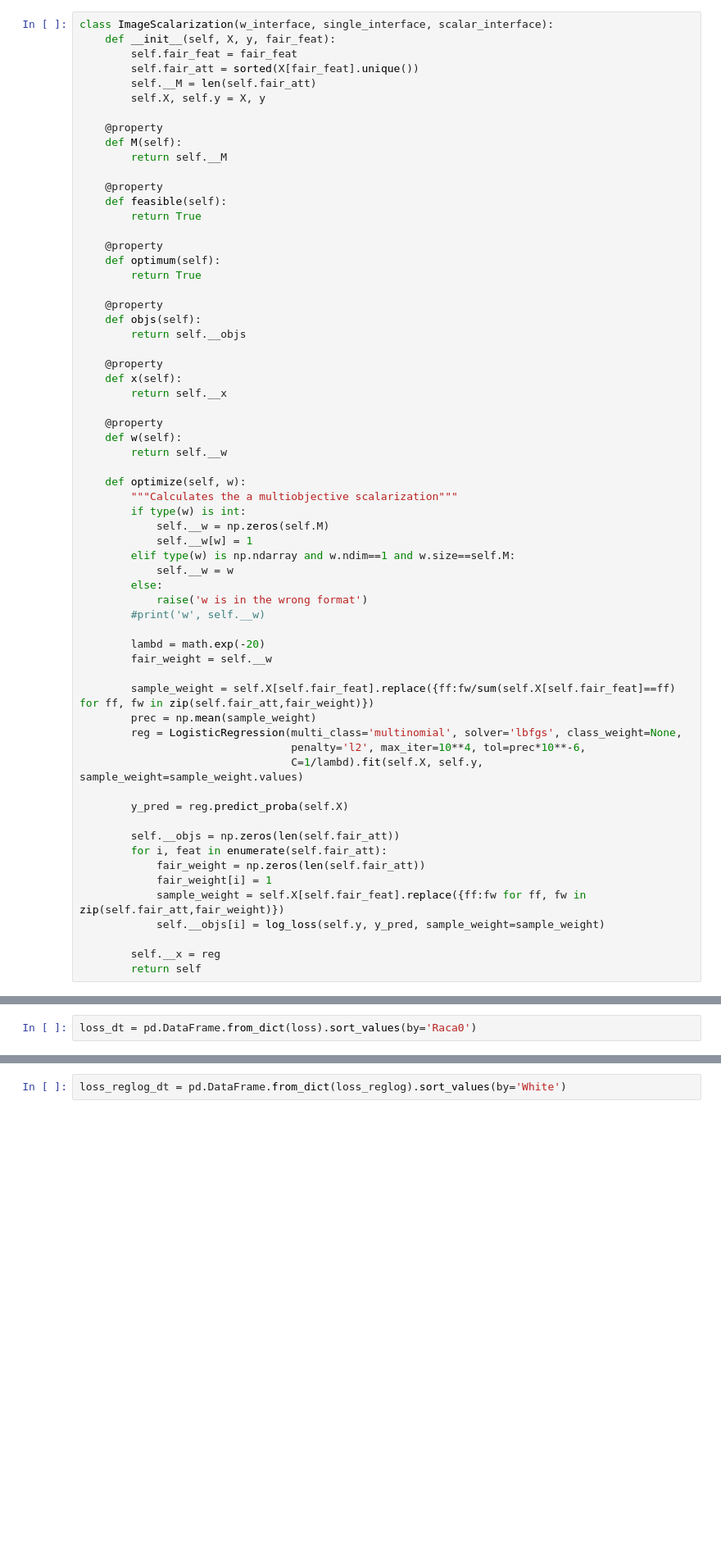
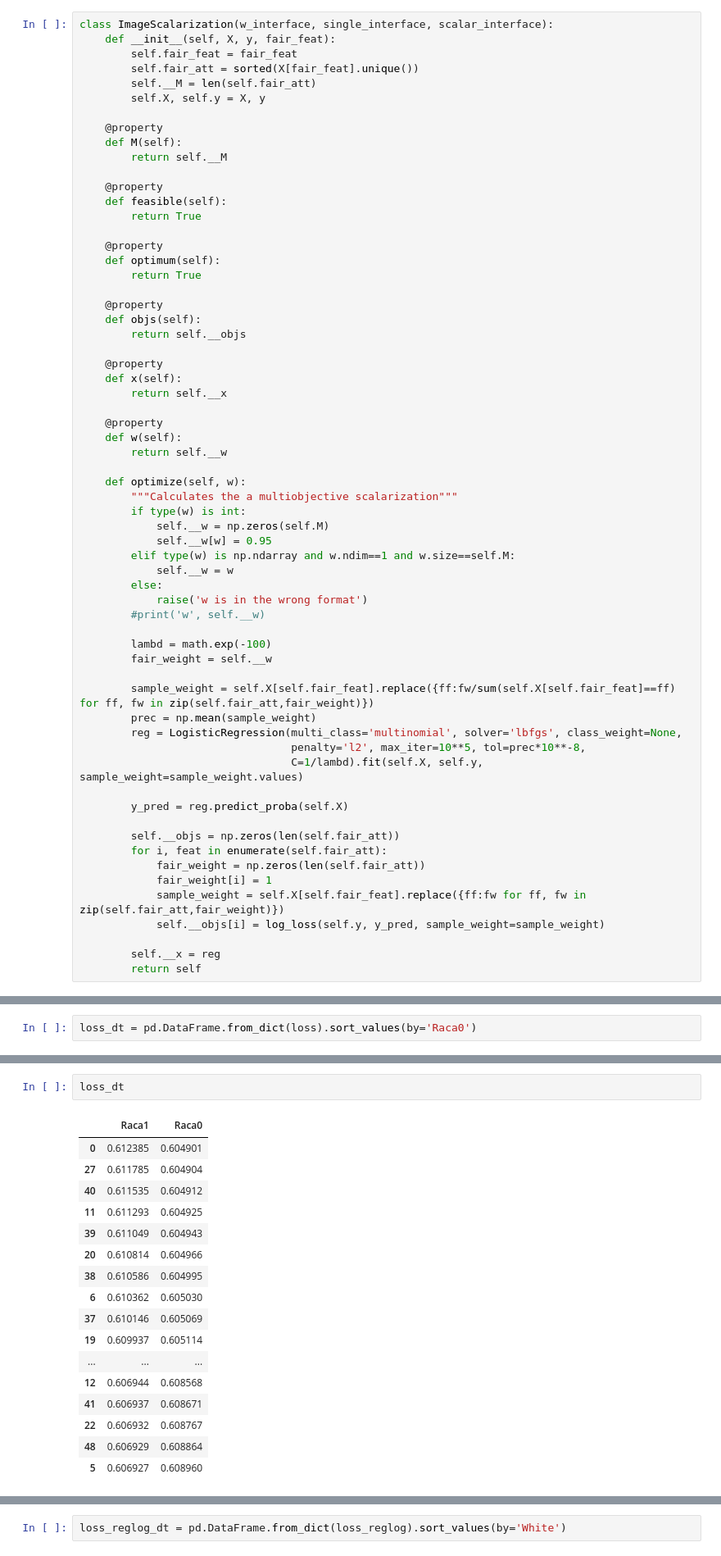
Before and after one commit to viguardieiro/moopt_fairness, a Jupyter notebook: Imagem - Introdução.ipynb, the cells around one changed output, grey strips where cells are left out. Shown at 82% size. Saved outputs shown, nothing was run; the diff lists cells and outputs as text; blank space fills up the shorter version.

```diff
--- a/Imagem - Introdução.ipynb
+++ b/Imagem - Introdução.ipynb
@@ -89,20 +91,20 @@ class ImageScalarization(w_interface, single_interface, scalar_interface):
         """Calculates the a multiobjective scalarization"""
         if type(w) is int:
             self.__w = np.zeros(self.M)
-            self.__w[w] = 1
+            self.__w[w] = 0.95
         elif type(w) is np.ndarray and w.ndim==1 and w.size==self.M:
             self.__w = w
         else:
             raise('w is in the wrong format')
         #print('w', self.__w)
 
-        lambd = math.exp(-20)
+        lambd = math.exp(-100)
         fair_weight = self.__w
 
         sample_weight = self.X[self.fair_feat].replace({ff:fw/sum(self.X[self.fair_feat]==ff) for ff, fw in zip(self.fair_att,fair_weight)})
         prec = np.mean(sample_weight)
         reg = LogisticRegression(multi_class='multinomial', solver='lbfgs', class_weight=None,
-                                 penalty='l2', max_iter=10**4, tol=prec*10**-6,
+                                 penalty='l2', max_iter=10**5, tol=prec*10**-8,
                                  C=1/lambd).fit(self.X, self.y, sample_weight=sample_weight.values)
 
         y_pred = reg.predict_proba(self.X)
@@ -207,3 +218,23 @@ plt.show()
+# %%
+loss_dt
+# %% [output]
+|  | Raca1 | Raca0 |
+| 0 | 0.612385 | 0.604901 |
+| 27 | 0.611785 | 0.604904 |
+| 40 | 0.611535 | 0.604912 |
+| 11 | 0.611293 | 0.604925 |
+| 39 | 0.611049 | 0.604943 |
+| 20 | 0.610814 | 0.604966 |
+| 38 | 0.610586 | 0.604995 |
+| 6 | 0.610362 | 0.605030 |
+| 37 | 0.610146 | 0.605069 |
+| 19 | 0.609937 | 0.605114 |
+| ... | ... | ... |
+| 12 | 0.606944 | 0.608568 |
+| 41 | 0.606937 | 0.608671 |
+| 22 | 0.606932 | 0.608767 |
+| 48 | 0.606929 | 0.608864 |
+| 5 | 0.606927 | 0.608960 |
 # %%
 import numpy as np
 
```
Also changed, not shown: parts of 8 cells of this notebook.
